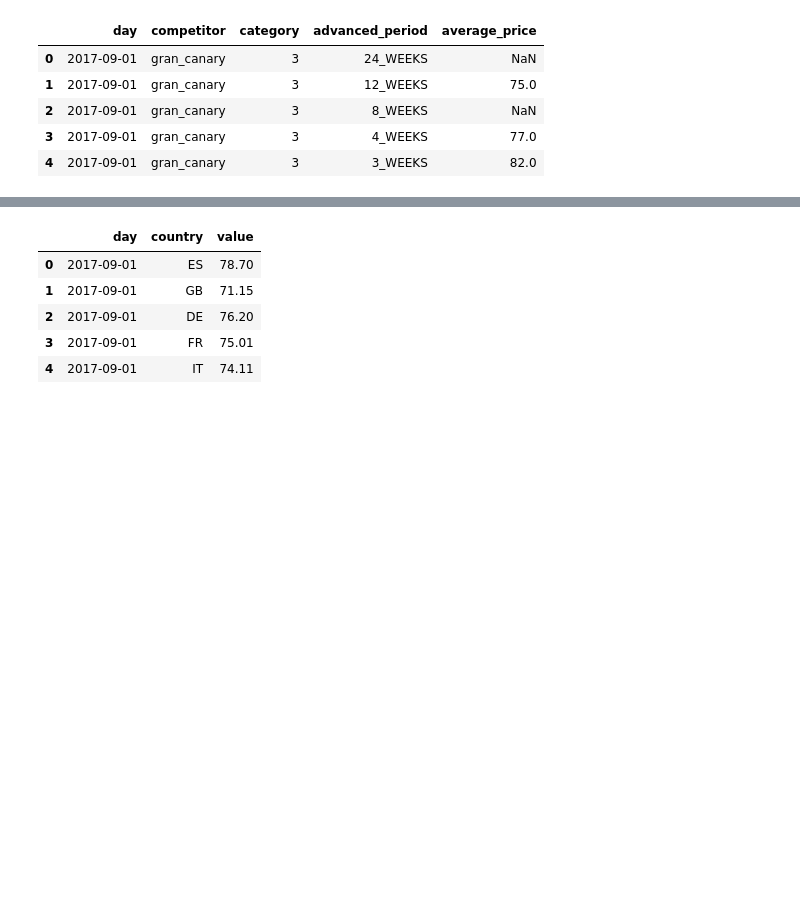
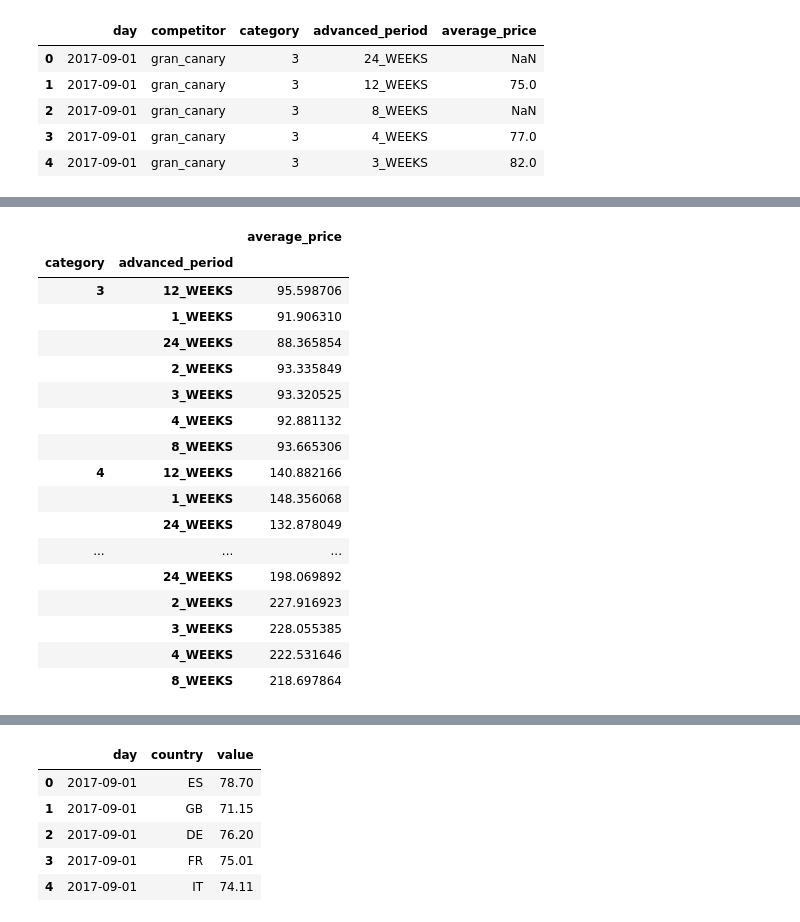
Before and after one commit to miracFence/Datathon-Gran-Canaria, a Jupyter notebook: Smart Destinations/CM_01_Analysis.ipynb, the cells around one changed output, grey strips where cells are left out. Saved outputs shown, nothing was run; the diff lists cells and outputs as text; code cells hidden in the pictures; blank space fills up the shorter version.

```diff
--- a/Smart Destinations/CM_01_Analysis.ipynb
+++ b/Smart Destinations/CM_01_Analysis.ipynb
@@ -300,3 +446,6 @@ Prices_search_date_grand_canary_dt.head()
 | 2 | 2017-09-01 | gran_canary | 3 | 8_WEEKS | NaN |
 | 3 | 2017-09-01 | gran_canary | 3 | 4_WEEKS | 77.0 |
 | 4 | 2017-09-01 | gran_canary | 3 | 3_WEEKS | 82.0 |
+# %%
+Prices_search_date_grand_canary_filtered = Prices_search_date_grand_canary_dt.dropna()
+Prices_search_date_grand_canary_filtered.head()
@@ -303 +459,22 @@ Prices_search_date_grand_canary_dt.head()
+# %%
+Prices_search_date_grand_canary_filtered.groupby(['category','advanced_period']).mean()
+# %% [output]
+|  |  | average_price |
+| category | advanced_period |  |
+| 3 | 12_WEEKS | 95.598706 |
+|  | 1_WEEKS | 91.906310 |
+|  | 24_WEEKS | 88.365854 |
+|  | 2_WEEKS | 93.335849 |
+|  | 3_WEEKS | 93.320525 |
+|  | 4_WEEKS | 92.881132 |
+|  | 8_WEEKS | 93.665306 |
+| 4 | 12_WEEKS | 140.882166 |
+|  | 1_WEEKS | 148.356068 |
+|  | 24_WEEKS | 132.878049 |
+| ... | ... | ... |
+|  | 24_WEEKS | 198.069892 |
+|  | 2_WEEKS | 227.916923 |
+|  | 3_WEEKS | 228.055385 |
+|  | 4_WEEKS | 222.531646 |
+|  | 8_WEEKS | 218.697864 |
 # %%
```
Also changed, not shown: parts of 24 cells of this notebook, 1 other file.
